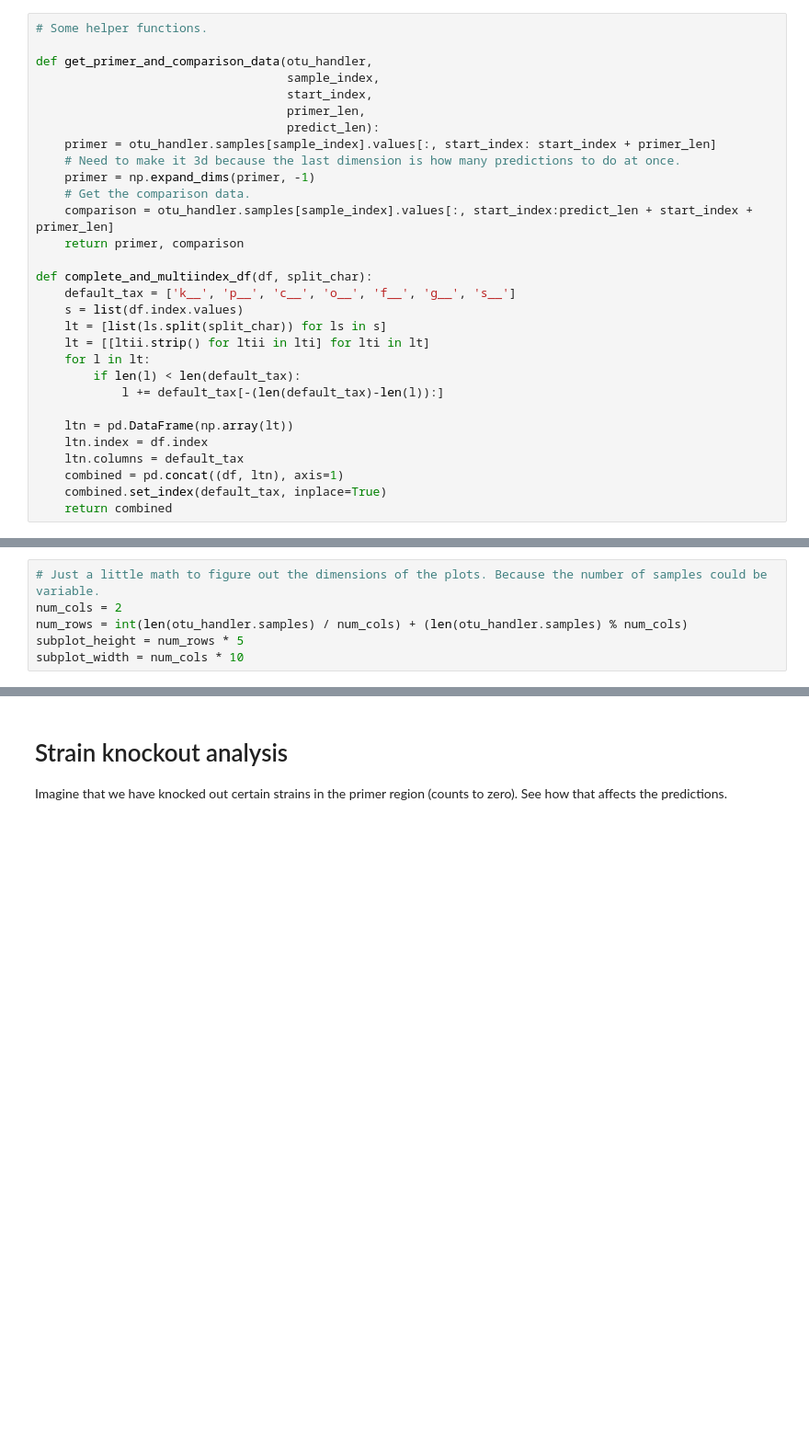
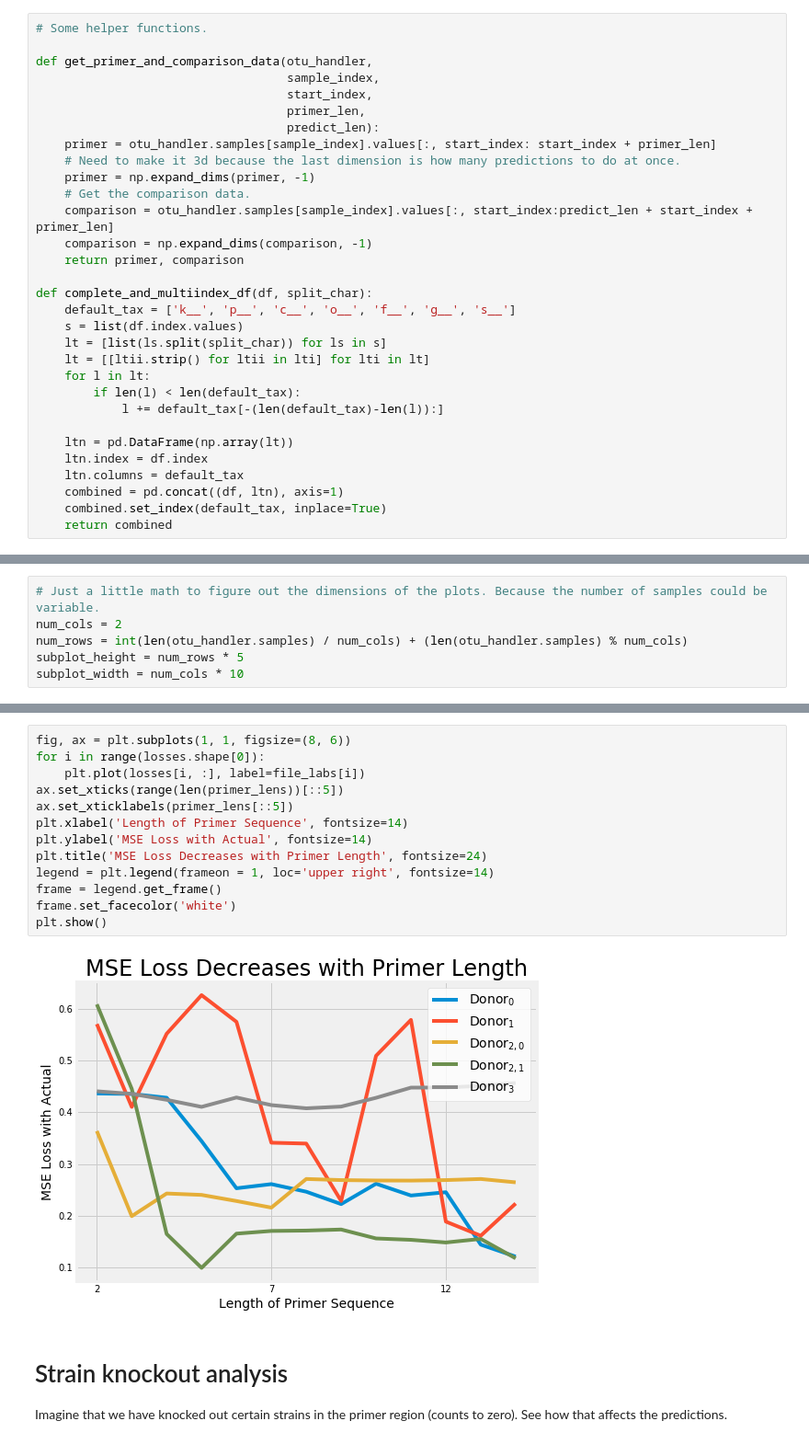
Before and after one commit to michaelwiest/microbiome-rnn, a Jupyter notebook: notebooks/Model Evaluator.ipynb, the cells around one changed output, grey strips where cells are left out. Shown at 92% size. Cells and saved outputs as stored; diff of their text form; blank space fills up the shorter version.

```diff
--- a/notebooks/Model Evaluator.ipynb
+++ b/notebooks/Model Evaluator.ipynb
@@ -36,6 +39,7 @@ def get_primer_and_comparison_data(otu_handler,
     primer = np.expand_dims(primer, -1)
     # Get the comparison data.
     comparison = otu_handler.samples[sample_index].values[:, start_index:predict_len + start_index + primer_len]
+    comparison = np.expand_dims(comparison, -1)
     return primer, comparison
 
 def complete_and_multiindex_df(df, split_char):
@@ -216,3 +330,18 @@ plt.show()
+# %%
+fig, ax = plt.subplots(1, 1, figsize=(8, 6))
+for i in range(losses.shape[0]):
+    plt.plot(losses[i, :], label=file_labs[i])
+ax.set_xticks(range(len(primer_lens))[::5])
+ax.set_xticklabels(primer_lens[::5])
+plt.xlabel('Length of Primer Sequence', fontsize=14)
+plt.ylabel('MSE Loss with Actual', fontsize=14)
+plt.title('MSE Loss Decreases with Primer Length', fontsize=24)
+legend = plt.legend(frameon = 1, loc='upper right', fontsize=14)
+frame = legend.get_frame()
+frame.set_facecolor('white')
+plt.show()
+# %% [output]
+[figure, added]
 # %% [markdown]
 # Strain knockout analysis
 Imagine that we have knocked out certain strains in the primer region (counts to zero). See how that affects the predictions.
```
Also changed, not shown: parts of 21 cells of this notebook.
